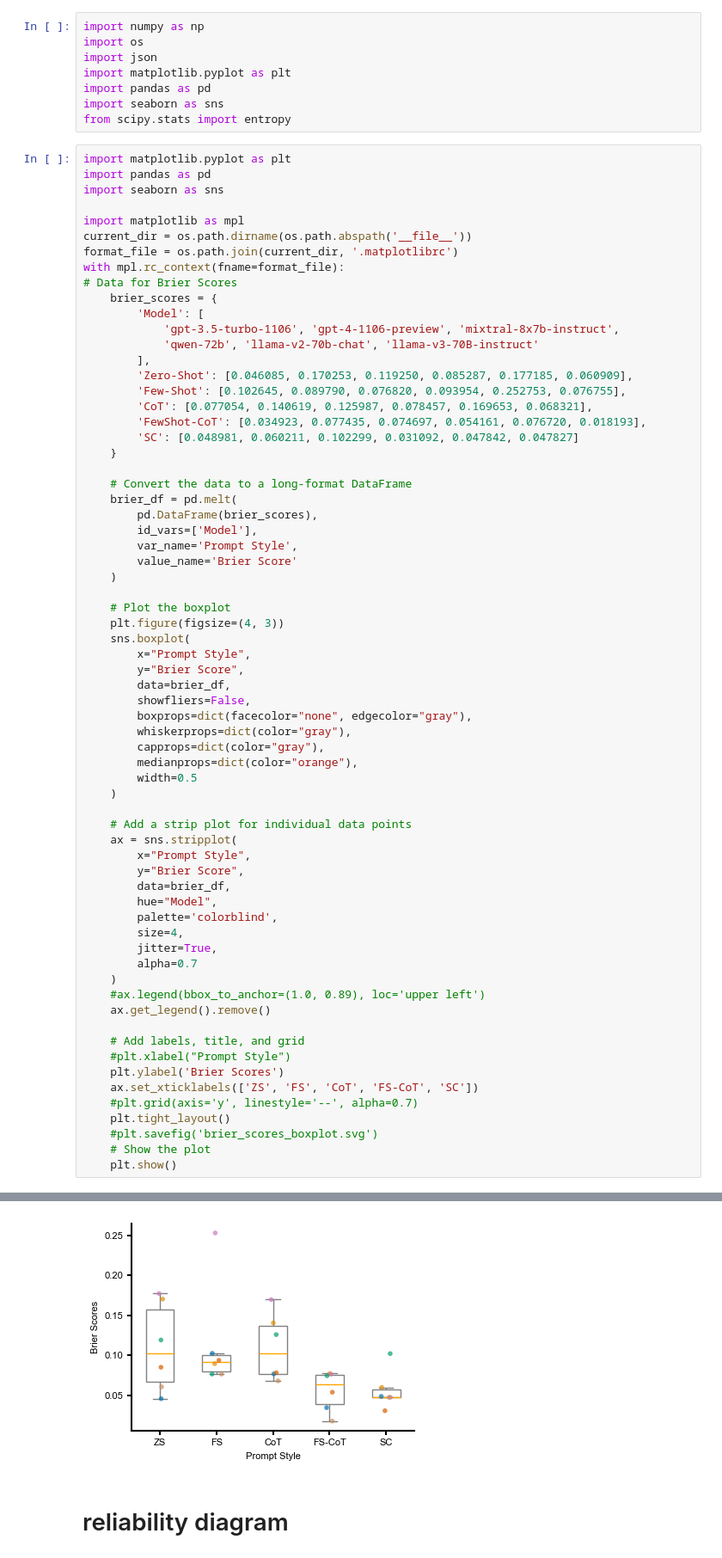
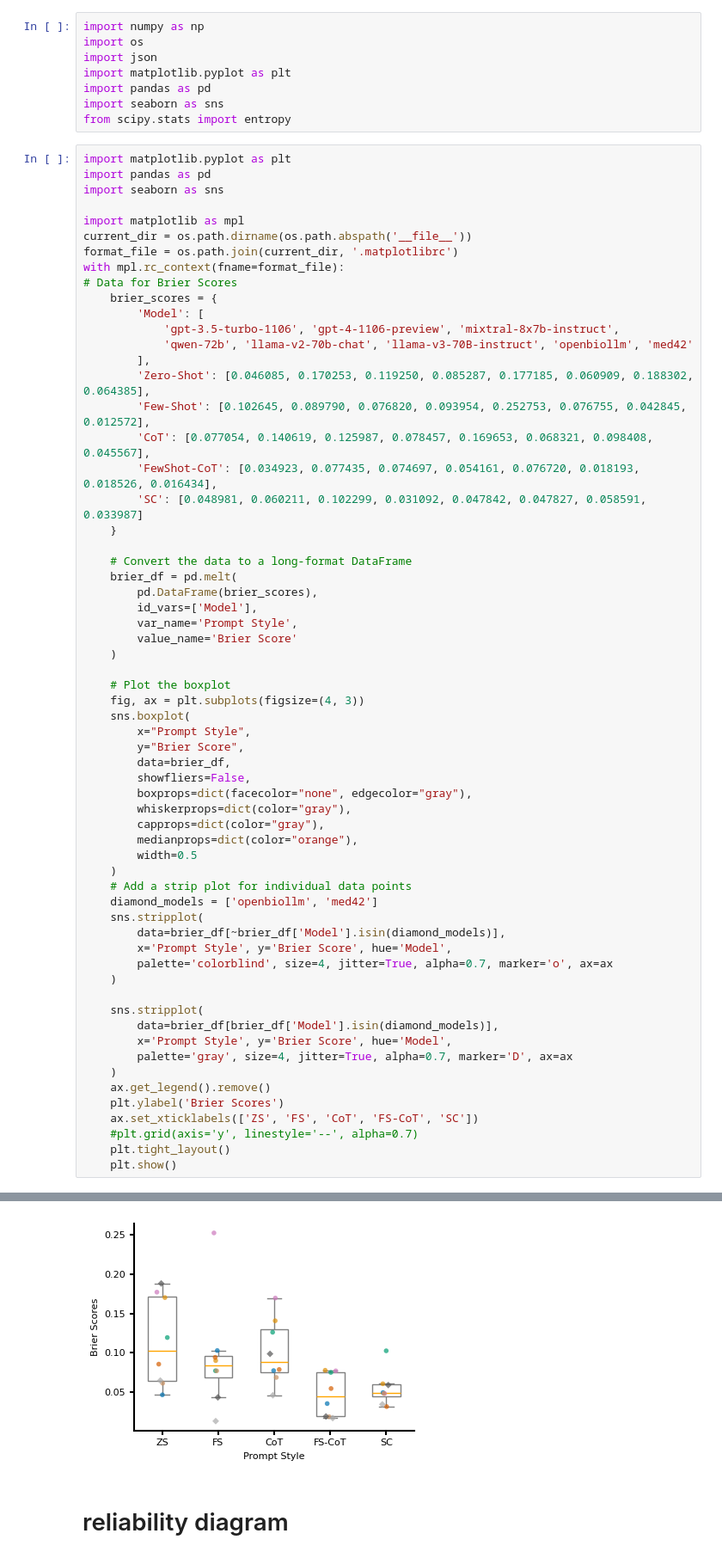
Before and after one commit to liebelab/semiollm, a Jupyter notebook: visualization/fig_2_c.ipynb, the cells around one changed output, grey strips where cells are left out. Shown: that part at 86% size. Saved outputs shown, nothing was run; the diff lists cells and outputs as text.

```diff
--- a/visualization/fig_2_c.ipynb
+++ b/visualization/fig_2_c.ipynb
@@ -19,13 +19,13 @@ with mpl.rc_context(fname=format_file):
     brier_scores = {
         'Model': [
             'gpt-3.5-turbo-1106', 'gpt-4-1106-preview', 'mixtral-8x7b-instruct',
-            'qwen-72b', 'llama-v2-70b-chat', 'llama-v3-70B-instruct'
+            'qwen-72b', 'llama-v2-70b-chat', 'llama-v3-70B-instruct', 'openbiollm', 'med42'
         ],
-        'Zero-Shot': [0.046085, 0.170253, 0.119250, 0.085287, 0.177185, 0.060909],
-        'Few-Shot': [0.102645, 0.089790, 0.076820, 0.093954, 0.252753, 0.076755],
-        'CoT': [0.077054, 0.140619, 0.125987, 0.078457, 0.169653, 0.068321],
-        'FewShot-CoT': [0.034923, 0.077435, 0.074697, 0.054161, 0.076720, 0.018193],
-        'SC': [0.048981, 0.060211, 0.102299, 0.031092, 0.047842, 0.047827]
+        'Zero-Shot': [0.046085, 0.170253, 0.119250, 0.085287, 0.177185, 0.060909, 0.188302, 0.064385],
+        'Few-Shot': [0.102645, 0.089790, 0.076820, 0.093954, 0.252753, 0.076755, 0.042845, 0.012572],
+        'CoT': [0.077054, 0.140619, 0.125987, 0.078457, 0.169653, 0.068321, 0.098408, 0.045567],
+        'FewShot-CoT': [0.034923, 0.077435, 0.074697, 0.054161, 0.076720, 0.018193, 0.018526, 0.016434],
+        'SC': [0.048981, 0.060211, 0.102299, 0.031092, 0.047842, 0.047827, 0.058591, 0.033987]
     }
 
     # Convert the data to a long-format DataFrame
@@ -37,7 +37,7 @@ with mpl.rc_context(fname=format_file):
     )
 
     # Plot the boxplot
-    plt.figure(figsize=(4, 3))
+    fig, ax = plt.subplots(figsize=(4, 3))
     sns.boxplot(
         x="Prompt Style",
         y="Brier Score",
@@ -49,28 +49,23 @@ with mpl.rc_context(fname=format_file):
         medianprops=dict(color="orange"),
         width=0.5
     )
+    # Add a strip plot for individual data points
+    diamond_models = ['openbiollm', 'med42']
+    sns.stripplot(
+        data=brier_df[~brier_df['Model'].isin(diamond_models)],
+        x='Prompt Style', y='Brier Score', hue='Model',
+        palette='colorblind', size=4, jitter=True, alpha=0.7, marker='o', ax=ax
+    )
 
-    # Add a strip plot for individual data points
-    ax = sns.stripplot(
-        x="Prompt Style",
-        y="Brier Score",
-        data=brier_df,
-        hue="Model",
-        palette='colorblind',
-        size=4,
-        jitter=True,
-        alpha=0.7
+    sns.stripplot(
+        data=brier_df[brier_df['Model'].isin(diamond_models)],
+        x='Prompt Style', y='Brier Score', hue='Model',
+        palette='gray', size=4, jitter=True, alpha=0.7, marker='D', ax=ax
     )
-    #ax.legend(bbox_to_anchor=(1.0, 0.89), loc='upper left')
     ax.get_legend().remove()
-
-    # Add labels, title, and grid
-    #plt.xlabel("Prompt Style")
     plt.ylabel('Brier Scores')
     ax.set_xticklabels(['ZS', 'FS', 'CoT', 'FS-CoT', 'SC'])
     #plt.grid(axis='y', linestyle='--', alpha=0.7)
     plt.tight_layout()
-    #plt.savefig('brier_scores_boxplot.svg')
-    # Show the plot
     plt.show()
 # %% [output]
@@ -78,4 +89,4 @@ Duplicate key in file '/home/mdani31/semioLLM/visualization/.matplotlibrc', line
-[figure, old version]
+[figure, new version]
 # %% [markdown]
 # reliability diagram
 # %%
```
Also changed, not shown: parts of 2 cells of this notebook, 12 other files.
